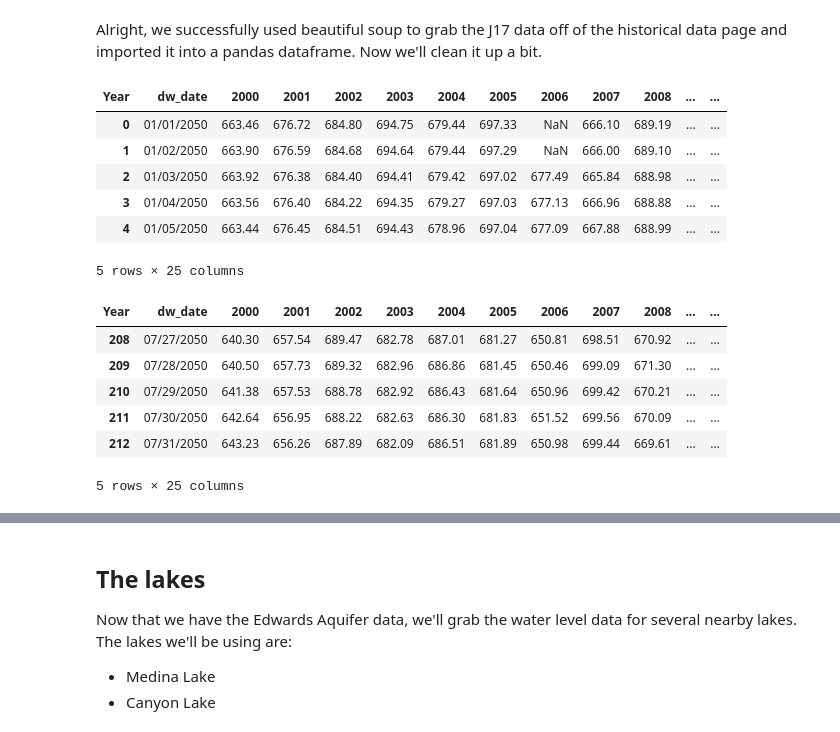
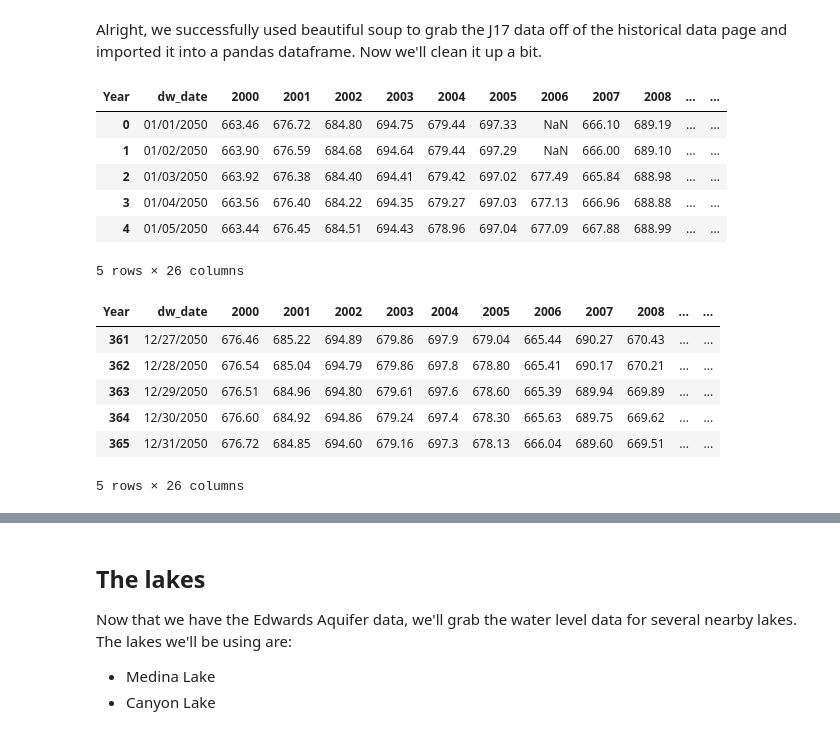
Before and after one commit to Houston-Chronicle/sa-water-levels, a Jupyter notebook: notebooks/collect-data.ipynb, the cells around one changed output, grey strips where cells are left out. Drawn from its saved outputs; the diff is of its cells as text; code cells hidden in the pictures.

Commit message:
include 20yr avgs

```diff
--- a/notebooks/collect-data.ipynb
+++ b/notebooks/collect-data.ipynb
@@ -66,40 +66,40 @@ j17_historical_data_df['Year'] = j17_historical_data_df['DailyHighDate'].dt.year
 # Let's create a new column titled "dw_date" that duplicates the data found in the "DailyHighDate" column,
 #but replaces the year with 2050. We're doing all of this to make it easier for us to visualize it in a
 #Datawrapper line chart in the future. The 2050 year will not appear in the final product and has no bearing on our analysis.
 j17_historical_data_df['dw_date'] = j17_historical_data_df['DailyHighDate'].dt.strftime('%m/%d') + '/2050'
 
-# Let's filter the dataframe to only include years from 1980 to 2023.
-j17_historical_data_df = j17_historical_data_df[(j17_historical_data_df['Year'] >= 2000) & (j17_historical_data_df['Year'] <= 2023)].reset_index()
+# Let's filter the dataframe to only include years from 1980 to 2024.
+j17_historical_data_df = j17_historical_data_df[(j17_historical_data_df['Year'] >= 2000) & (j17_historical_data_df['Year'] <= 2024)].reset_index()
 
 # Find the value in the "dw_date" column that is in the same row as the max value in the "date" column and print the first one out
 latest_date = j17_historical_data_df[j17_historical_data_df['DailyHighDate'] == j17_historical_data_df['DailyHighDate'].max()]['dw_date'].values[0]
 
 # Let's filter the dataframe to only include rows where the dw_date is between 2023-01-01 and our latest date
-j17_historical_data_df = j17_historical_data_df[(j17_historical_data_df['dw_date'] >= '01/01/2023') & (j17_historical_data_df['dw_date'] <= latest_date)].reset_index()
+#j17_historical_data_df = j17_historical_data_df[(j17_historical_data_df['dw_date'] >= '01/01/2023') & (j17_historical_data_df['dw_date'] <= latest_date)].reset_index()
 
 # Pivot the j17_historical_data_df so that each year is a column and dw_date is the index with the values being the "DailyHigh" column. This is so that we can easily visualize it in a Datawrapper line chart.
 j17_historical_data_df = j17_historical_data_df.pivot(index='dw_date', columns='Year', values='WaterLevelElevation').reset_index()
 
 # Export j17_historical_data_df to a csv file
 j17_historical_data_df.to_csv('../output/aquifers/j17_historical_data.csv', index=False)
 
 # Let's take a look at the first 5 rows of the dataframe
 display(j17_historical_data_df.head())
 
 # Let's take a look at the last 5 rows of the dataframe
 display(j17_historical_data_df.tail())
 # %% [output]
 | Year | dw_date | 2000 | 2001 | 2002 | 2003 | 2004 | 2005 | 2006 | 2007 | 2008 | ... | ... |
 | 0 | 01/01/2050 | 663.46 | 676.72 | 684.80 | 694.75 | 679.44 | 697.33 | NaN | 666.10 | 689.19 | ... | ... |
 | 1 | 01/02/2050 | 663.90 | 676.59 | 684.68 | 694.64 | 679.44 | 697.29 | NaN | 666.00 | 689.10 | ... | ... |
 | 2 | 01/03/2050 | 663.92 | 676.38 | 684.40 | 694.41 | 679.42 | 697.02 | 677.49 | 665.84 | 688.98 | ... | ... |
 | 3 | 01/04/2050 | 663.56 | 676.40 | 684.22 | 694.35 | 679.27 | 697.03 | 677.13 | 666.96 | 688.88 | ... | ... |
 | 4 | 01/05/2050 | 663.44 | 676.45 | 684.51 | 694.43 | 678.96 | 697.04 | 677.09 | 667.88 | 688.99 | ... | ... |
-5 rows × 25 columns
+5 rows × 26 columns
 | Year | dw_date | 2000 | 2001 | 2002 | 2003 | 2004 | 2005 | 2006 | 2007 | 2008 | ... | ... |
-| 208 | 07/27/2050 | 640.30 | 657.54 | 689.47 | 682.78 | 687.01 | 681.27 | 650.81 | 698.51 | 670.92 | ... | ... |
-| 209 | 07/28/2050 | 640.50 | 657.73 | 689.32 | 682.96 | 686.86 | 681.45 | 650.46 | 699.09 | 671.30 | ... | ... |
-| 210 | 07/29/2050 | 641.38 | 657.53 | 688.78 | 682.92 | 686.43 | 681.64 | 650.96 | 699.42 | 670.21 | ... | ... |
-| 211 | 07/30/2050 | 642.64 | 656.95 | 688.22 | 682.63 | 686.30 | 681.83 | 651.52 | 699.56 | 670.09 | ... | ... |
-| 212 | 07/31/2050 | 643.23 | 656.26 | 687.89 | 682.09 | 686.51 | 681.89 | 650.98 | 699.44 | 669.61 | ... | ... |
+| 361 | 12/27/2050 | 676.46 | 685.22 | 694.89 | 679.86 | 697.9 | 679.04 | 665.44 | 690.27 | 670.43 | ... | ... |
+| 362 | 12/28/2050 | 676.54 | 685.04 | 694.79 | 679.86 | 697.8 | 678.80 | 665.41 | 690.17 | 670.21 | ... | ... |
+| 363 | 12/29/2050 | 676.51 | 684.96 | 694.80 | 679.61 | 697.6 | 678.60 | 665.39 | 689.94 | 669.89 | ... | ... |
+| 364 | 12/30/2050 | 676.60 | 684.92 | 694.86 | 679.24 | 697.4 | 678.30 | 665.63 | 689.75 | 669.62 | ... | ... |
+| 365 | 12/31/2050 | 676.72 | 684.85 | 694.60 | 679.16 | 697.3 | 678.13 | 666.04 | 689.60 | 669.51 | ... | ... |
-5 rows × 25 columns
+5 rows × 26 columns
```
Also changed, not shown: parts of 12 cells of this notebook, 25 other files.
